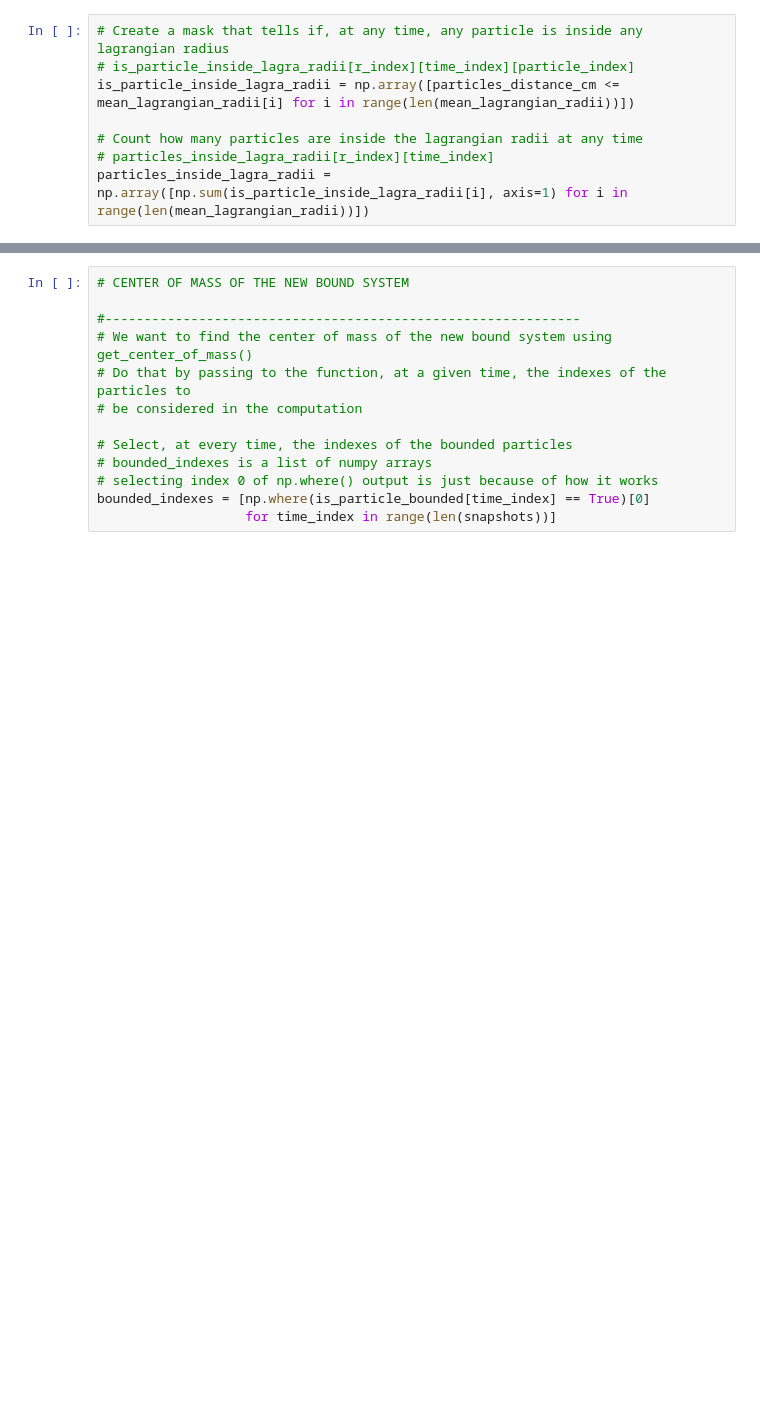
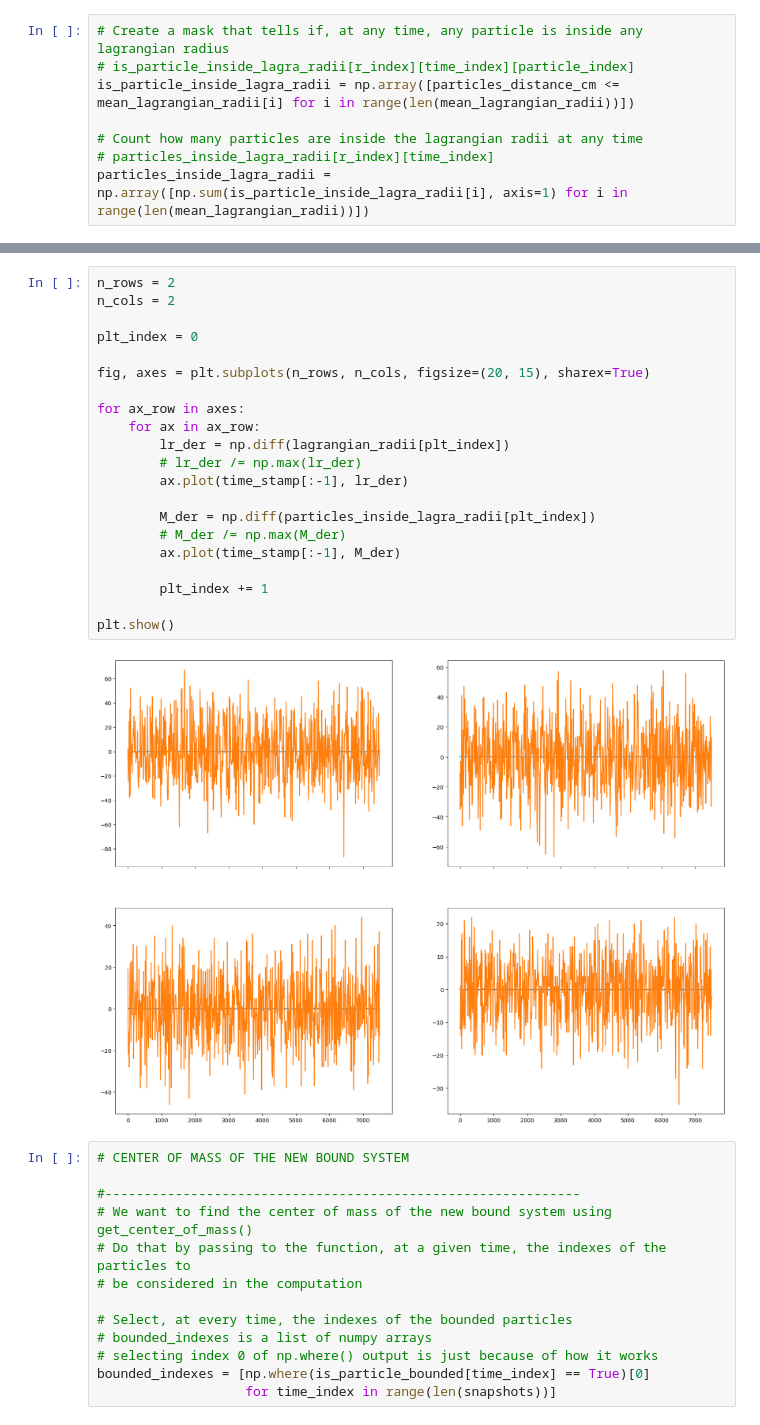
Before and after one commit to F3Solid/stellar_dynamics_2024_exercises, a Jupyter notebook: E4/plummer_sphere.ipynb, the cells around one changed output, grey strips where cells are left out. Cells and saved outputs as stored; diff of their text form; blank space fills up the shorter version.

```diff
--- a/E4/plummer_sphere.ipynb
+++ b/E4/plummer_sphere.ipynb
@@ -976,3 +979,26 @@ plt.show()
+# %%
+n_rows = 2
+n_cols = 2
+
+plt_index = 0
+
+fig, axes = plt.subplots(n_rows, n_cols, figsize=(20, 15), sharex=True)
+
+for ax_row in axes:
+    for ax in ax_row:
+        lr_der = np.diff(lagrangian_radii[plt_index])
+        # lr_der /= np.max(lr_der)
+        ax.plot(time_stamp[:-1], lr_der)
+
+        M_der = np.diff(particles_inside_lagra_radii[plt_index])
+        # M_der /= np.max(M_der)
+        ax.plot(time_stamp[:-1], M_der)
+
+        plt_index += 1
+
+plt.show()
+# %% [output]
+[figure, added]
 # %%
 # CENTER OF MASS OF THE NEW BOUND SYSTEM
 
```
Also changed, not shown: parts of 4 cells of this notebook.
